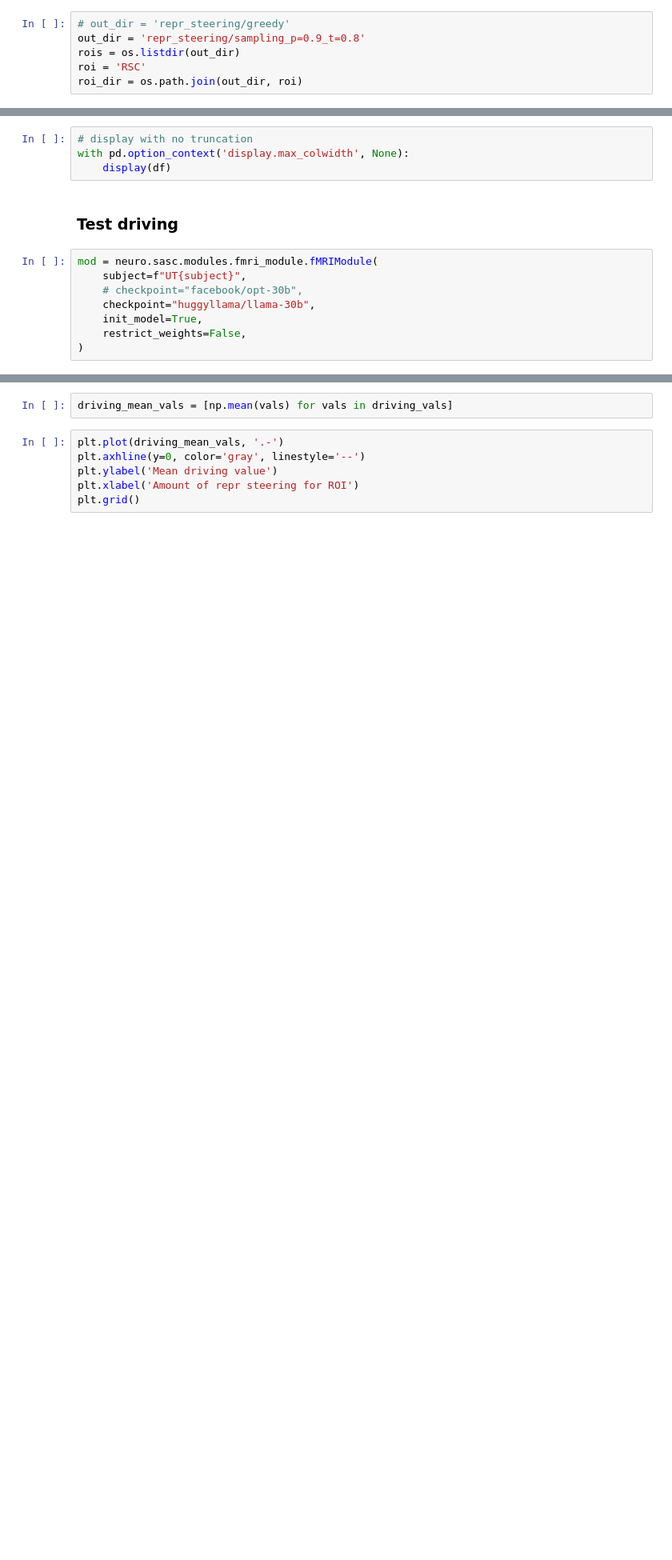
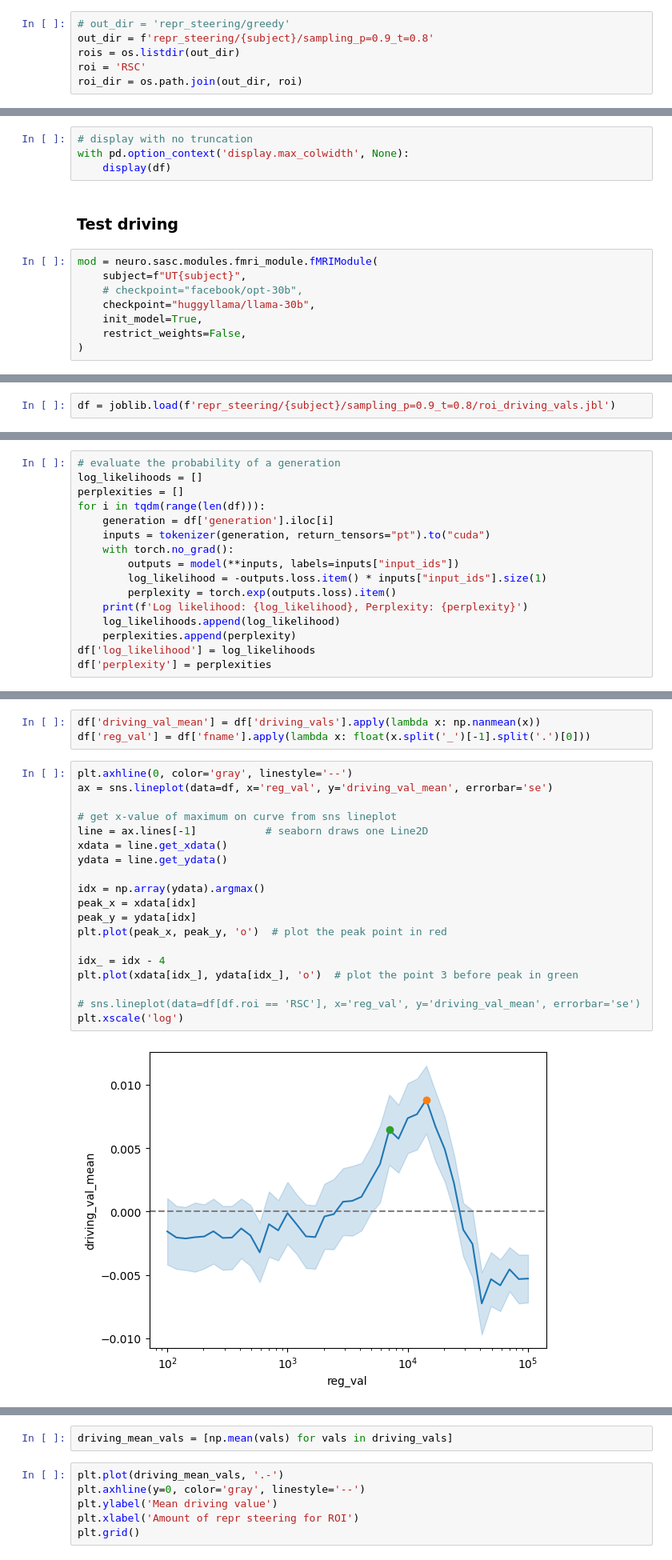
Before and after one commit to microsoft/automated-brain-explanations, a Jupyter notebook: notebooks/1_gct_stories/1_generate/01_repr_steering_analyze.ipynb, the cells around one changed output, grey strips where cells are left out. Shown at 80% size. Cells and saved outputs as stored; diff of their text form; blank space fills up the shorter version.

Commit message:
hyperparemeter tuning for repr-based driving

```diff
--- a/notebooks/1_gct_stories/1_generate/01_repr_steering_analyze.ipynb
+++ b/notebooks/1_gct_stories/1_generate/01_repr_steering_analyze.ipynb
@@ -30,7 +30,7 @@ subject = 'S02'
 rois_dict = joblib.load(join(REGION_IDXS_DIR, f'rois_{subject}.jbl'))
 # %%
 # out_dir = 'repr_steering/greedy'
-out_dir = 'repr_steering/sampling_p=0.9_t=0.8'
+out_dir = f'repr_steering/{subject}/sampling_p=0.9_t=0.8'
 rois = os.listdir(out_dir)
 roi = 'RSC'
 roi_dir = os.path.join(out_dir, roi)
@@ -77,0 +97,2 @@ for i in tqdm(range(len(df))):
+# %%
+df = joblib.load(f'repr_steering/{subject}/sampling_p=0.9_t=0.8/roi_driving_vals.jbl')
@@ -77,0 +111,16 @@ for i in tqdm(range(len(df))):
+# %%
+# evaluate the probability of a generation
+log_likelihoods = []
+perplexities = []
+for i in tqdm(range(len(df))):
+    generation = df['generation'].iloc[i]
+    inputs = tokenizer(generation, return_tensors="pt").to("cuda")
+    with torch.no_grad():
+        outputs = model(**inputs, labels=inputs["input_ids"])
+        log_likelihood = -outputs.loss.item() * inputs["input_ids"].size(1)
+        perplexity = torch.exp(outputs.loss).item()
+    print(f'Log likelihood: {log_likelihood}, Perplexity: {perplexity}')
+    log_likelihoods.append(log_likelihood)
+    perplexities.append(perplexity)
+df['log_likelihood'] = log_likelihoods
+df['perplexity'] = perplexities
@@ -77,0 +131,24 @@ for i in tqdm(range(len(df))):
+# %%
+df['driving_val_mean'] = df['driving_vals'].apply(lambda x: np.nanmean(x))
+df['reg_val'] = df['fname'].apply(lambda x: float(x.split('_')[-1].split('.')[0]))
+# %%
+plt.axhline(0, color='gray', linestyle='--')
+ax = sns.lineplot(data=df, x='reg_val', y='driving_val_mean', errorbar='se')
+
+# get x-value of maximum on curve from sns lineplot
+line = ax.lines[-1]           # seaborn draws one Line2D
+xdata = line.get_xdata()
+ydata = line.get_ydata()
+
+idx = np.array(ydata).argmax()
+peak_x = xdata[idx]
+peak_y = ydata[idx]
+plt.plot(peak_x, peak_y, 'o')  # plot the peak point in red
+
+idx_ = idx - 4
+plt.plot(xdata[idx_], ydata[idx_], 'o')  # plot the point 3 before peak in green
+
+# sns.lineplot(data=df[df.roi == 'RSC'], x='reg_val', y='driving_val_mean', errorbar='se')
+plt.xscale('log')
+# %% [output]
+[figure, added]
```
Also changed, not shown: parts of 15 cells of this notebook, 5 other files.
